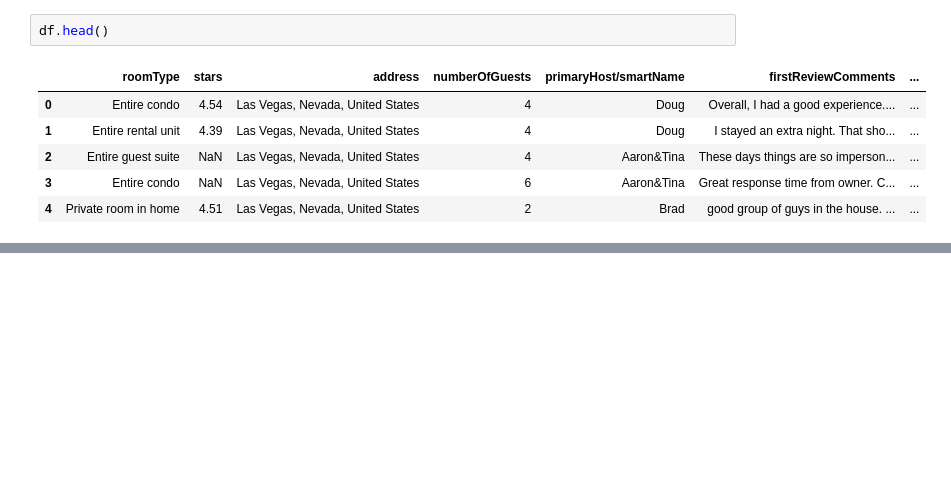
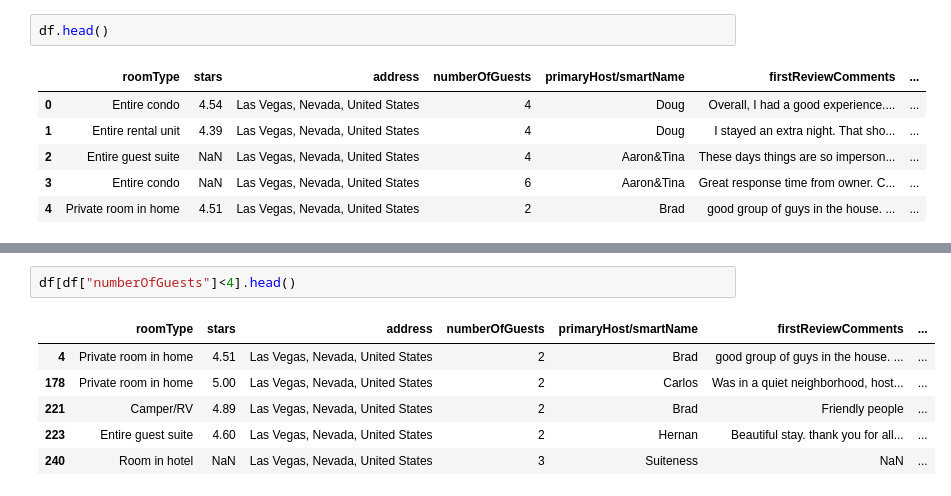
Before and after one commit to arturmusalimov/ml_shared, a Jupyter notebook: week3/pnadas_las_vegas.ipynb, the cells around one changed output, grey strips where cells are left out. Saved outputs shown, nothing was run; the diff lists cells and outputs as text; blank space fills up the shorter version.

```diff
--- a/week3/pnadas_las_vegas.ipynb
+++ b/week3/pnadas_las_vegas.ipynb
@@ -103,0 +123,9 @@ df.head()
+# %%
+df[df["numberOfGuests"]<4].head()
+# %% [output]
+|  | roomType | stars | address | numberOfGuests | primaryHost/smartName | firstReviewComments | ... |
+| 4 | Private room in home | 4.51 | Las Vegas, Nevada, United States | 2 | Brad | good group of guys in the house. ... | ... |
+| 178 | Private room in home | 5.00 | Las Vegas, Nevada, United States | 2 | Carlos | Was in a quiet neighborhood, host... | ... |
+| 221 | Camper/RV | 4.89 | Las Vegas, Nevada, United States | 2 | Brad | Friendly people | ... |
+| 223 | Entire guest suite | 4.60 | Las Vegas, Nevada, United States | 2 | Hernan | Beautiful stay. thank you for all... | ... |
+| 240 | Room in hotel | NaN | Las Vegas, Nevada, United States | 3 | Suiteness | NaN | ... |
```
Also changed, not shown: parts of 7 cells of this notebook, 2 other files.
